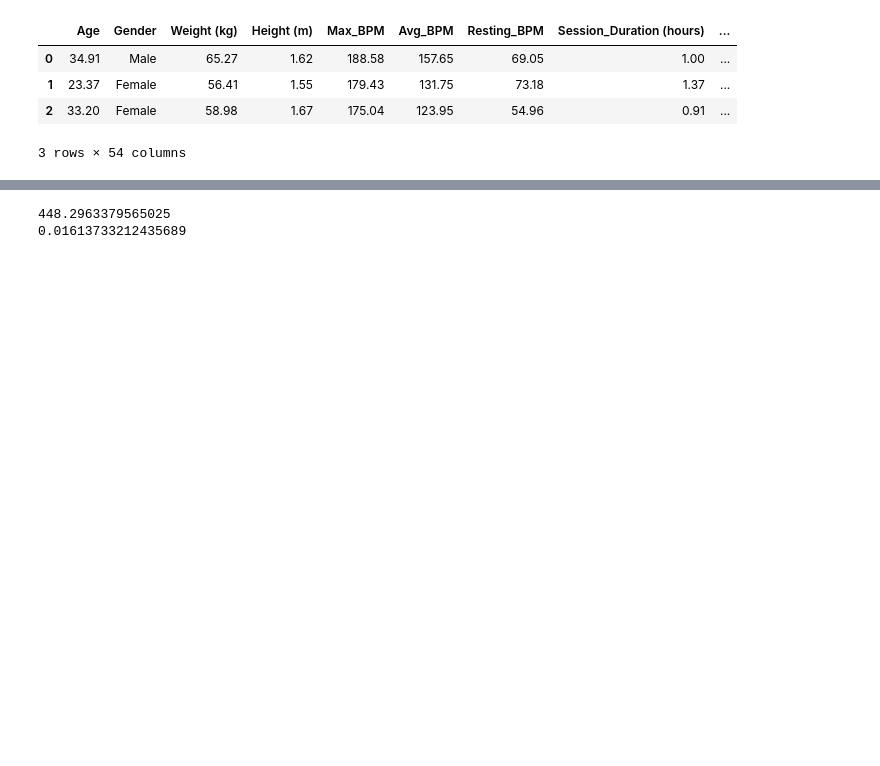
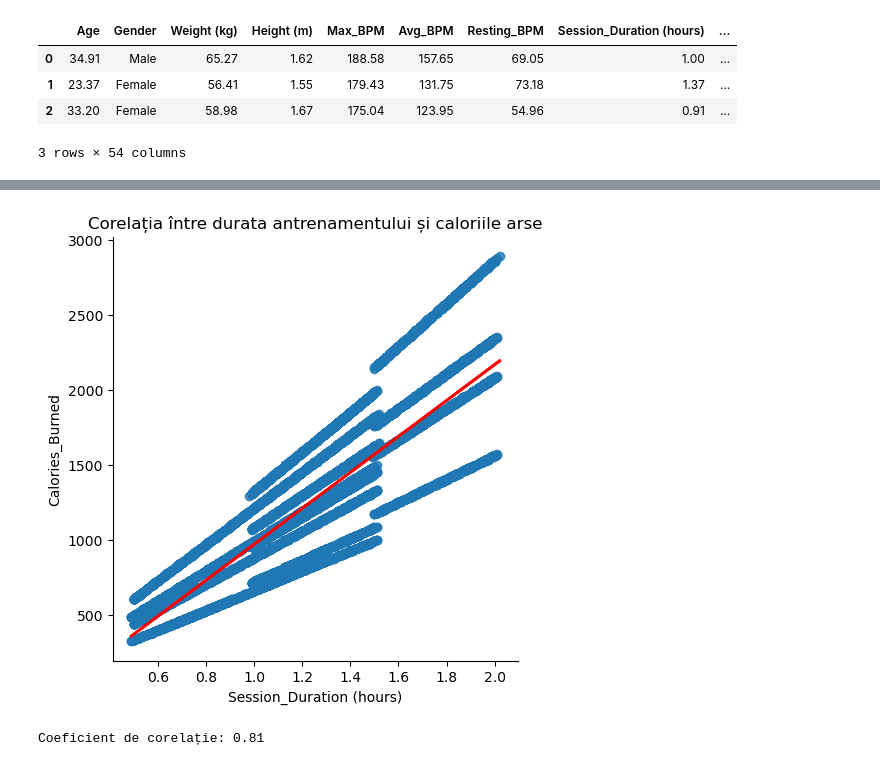
Before and after one commit to PodeanuAdriana/Data-Analysis--Life-Style--Dataset, a Jupyter notebook: LifeStyleAnalysis.ipynb, the cells around one changed output, grey strips where cells are left out. Drawn from its saved outputs; the diff is of its cells as text; code cells hidden in the pictures; blank space fills up the shorter version.

```diff
--- a/LifeStyleAnalysis.ipynb
+++ b/LifeStyleAnalysis.ipynb
@@ -33,8 +77,9 @@ Calculez variante
 # %%
-weight_var=weight.var()
-print(weight_var)
-height_var=height.var()
-print(height_var)
+sns.lmplot(data=setdate, x='Session_Duration (hours)', y='Calories_Burned', line_kws={'color': 'red'})
+plt.title("Corelația între durata antrenamentului și caloriile arse")
+plt.show()
+corr = setdate['Session_Duration (hours)'].corr(setdate['Calories_Burned'])
+print(f"Coeficient de corelație: {corr:.2f}")
 # %% [output]
+[figure, added]
-448.2963379565025
-0.01613733212435689
+Coeficient de corelație: 0.81
```
Also changed, not shown: parts of 9 cells of this notebook.
